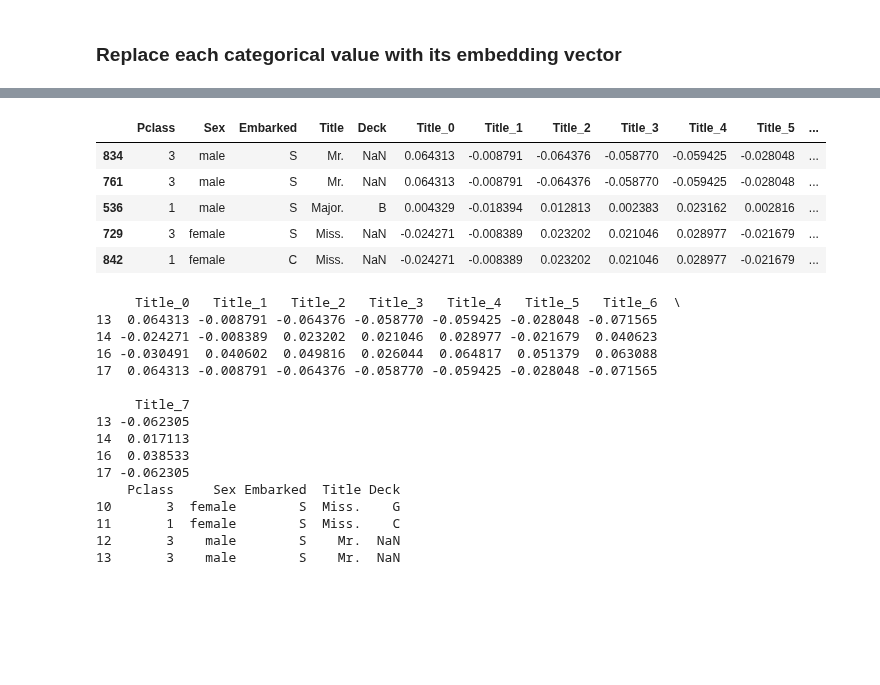
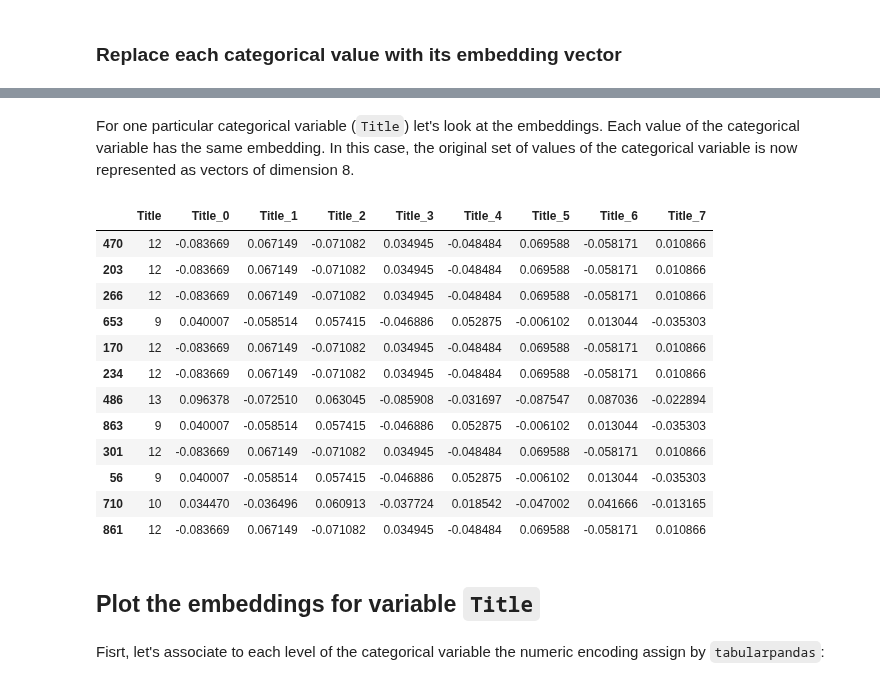
Before and after one commit to isa-ulisboa/greends-pml-2022-2023, a Jupyter notebook: fast_ai_titanic.ipynb, the cells around one changed output, grey strips where cells are left out. Saved outputs shown, nothing was run; the diff lists cells and outputs as text; code cells hidden in the pictures; blank space fills up the shorter version.

```diff
--- a/fast_ai_titanic.ipynb
+++ b/fast_ai_titanic.ipynb
@@ -305,43 +194,25 @@ def embed_features(learner, xs):
     xs = xs.join(feat_df)
   return xs
+# %% [markdown]
+For one particular categorical variable (`Title`) let's look at the embeddings. Each value of the categorical variable has the same embedding. In this case, the original set of values of the categorical variable is now represented as vectors of dimension 8.
 # %%
+# show embeddings and raw (original) variables
+emb_train_xs = embed_features(learn, to.train.xs)
 # names of columns with 'Title'
 colsTitle=[x for x in emb_train_xs.columns if 'Title' in x]
+# show first columns and only Title columns
+emb_train_xs[colsTitle].head(12)
+# %% [output]
+|  | Title | Title_0 | Title_1 | Title_2 | Title_3 | Title_4 | Title_5 | Title_6 | Title_7 |
+| 470 | 12 | -0.083669 | 0.067149 | -0.071082 | 0.034945 | -0.048484 | 0.069588 | -0.058171 | 0.010866 |
+| 203 | 12 | -0.083669 | 0.067149 | -0.071082 | 0.034945 | -0.048484 | 0.069588 | -0.058171 | 0.010866 |
+| 266 | 12 | -0.083669 | 0.067149 | -0.071082 | 0.034945 | -0.048484 | 0.069588 | -0.058171 | 0.010866 |
+| 653 | 9 | 0.040007 | -0.058514 | 0.057415 | -0.046886 | 0.052875 | -0.006102 | 0.013044 | -0.035303 |
+| 170 | 12 | -0.083669 | 0.067149 | -0.071082 | 0.034945 | -0.048484 | 0.069588 | -0.058171 | 0.010866 |
+| 234 | 12 | -0.083669 | 0.067149 | -0.071082 | 0.034945 | -0.048484 | 0.069588 | -0.058171 | 0.010866 |
+| 486 | 13 | 0.096378 | -0.072510 | 0.063045 | -0.085908 | -0.031697 | -0.087547 | 0.087036 | -0.022894 |
+| 863 | 9 | 0.040007 | -0.058514 | 0.057415 | -0.046886 | 0.052875 | -0.006102 | 0.013044 | -0.035303 |
+| 301 | 12 | -0.083669 | 0.067149 | -0.071082 | 0.034945 | -0.048484 | 0.069588 | -0.058171 | 0.010866 |
+| 56 | 9 | 0.040007 | -0.058514 | 0.057415 | -0.046886 | 0.052875 | -0.006102 | 0.013044 | -0.035303 |
+| 710 | 10 | 0.034470 | -0.036496 | 0.060913 | -0.037724 | 0.018542 | -0.047002 | 0.041666 | -0.013165 |
+| 861 | 12 | -0.083669 | 0.067149 | -0.071082 | 0.034945 | -0.048484 | 0.069588 | -0.058171 | 0.010866 |
-# %%
-# show embeddings and raw (original) variables
-emb_train_xs = embed_features(learn, to.train.xs)
-emb_valid_xs = embed_features(learn, to.valid.xs)
-# To merge two Pandas DataFrames by index, you can use the merge() method and specify left_index=True and right_index=True.
-train_merge=pd.merge(emb_train_xs, train_df, left_index=True, right_index=True)
-train_merge[cat_names+colsTitle].head()
-# %% [output]
-|  | Pclass | Sex | Embarked | Title | Deck | Title_0 | Title_1 | Title_2 | Title_3 | Title_4 | Title_5 | ... |
-| 834 | 3 | male | S | Mr. | NaN | 0.064313 | -0.008791 | -0.064376 | -0.058770 | -0.059425 | -0.028048 | ... |
-| 761 | 3 | male | S | Mr. | NaN | 0.064313 | -0.008791 | -0.064376 | -0.058770 | -0.059425 | -0.028048 | ... |
-| 536 | 1 | male | S | Major. | B | 0.004329 | -0.018394 | 0.012813 | 0.002383 | 0.023162 | 0.002816 | ... |
-| 729 | 3 | female | S | Miss. | NaN | -0.024271 | -0.008389 | 0.023202 | 0.021046 | 0.028977 | -0.021679 | ... |
-| 842 | 1 | female | C | Miss. | NaN | -0.024271 | -0.008389 | 0.023202 | 0.021046 | 0.028977 | -0.021679 | ... |
-# %%
-# show embeddings and raw (original) variables
-emb_train_xs = embed_features(learn, to.train.xs)
-emb_valid_xs = embed_features(learn, to.valid.xs)
-#print(emb_train_xs.iloc[10:13,~emb_train_xs.columns.isin(cont_names)]) # embeddings
-print(emb_train_xs.sort_index()[colsTitle].iloc[10:14]) # embeddings
-print(train_df.sort_index()[cat_names].iloc[10:14]) # original variables
-# %% [output]
-     Title_0   Title_1   Title_2   Title_3   Title_4   Title_5   Title_6  \
-13  0.064313 -0.008791 -0.064376 -0.058770 -0.059425 -0.028048 -0.071565
-14 -0.024271 -0.008389  0.023202  0.021046  0.028977 -0.021679  0.040623
-16 -0.030491  0.040602  0.049816  0.026044  0.064817  0.051379  0.063088
-17  0.064313 -0.008791 -0.064376 -0.058770 -0.059425 -0.028048 -0.071565
-
-     Title_7
-13 -0.062305
-14  0.017113
-16  0.038533
-17 -0.062305
-    Pclass     Sex Embarked  Title Deck
-10       3  female        S  Miss.    G
-11       1  female        S  Miss.    C
-12       3    male        S    Mr.  NaN
-13       3    male        S    Mr.  NaN
@@ -354,0 +223,4 @@ title_df=title_df.sort_values('Code')
+# %% [markdown]
+## Plot the embeddings for variable `Title`
+# %% [markdown]
+Fisrt, let's associate to each level of the categorical variable the numeric encoding assign by `tabularpandas`:
```
Also changed, not shown: parts of 26 cells of this notebook.
